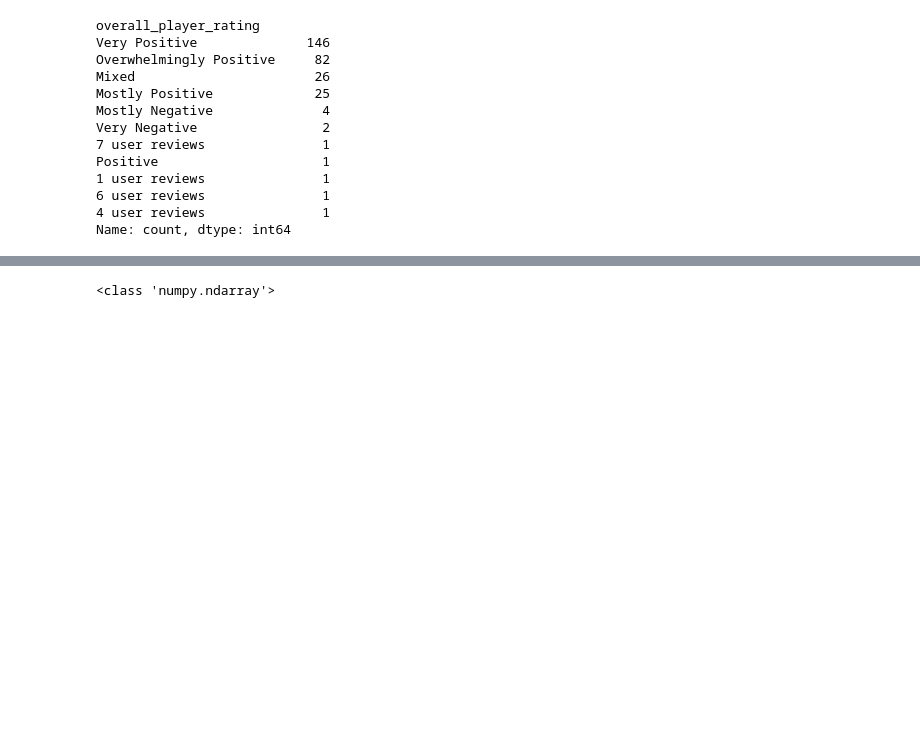
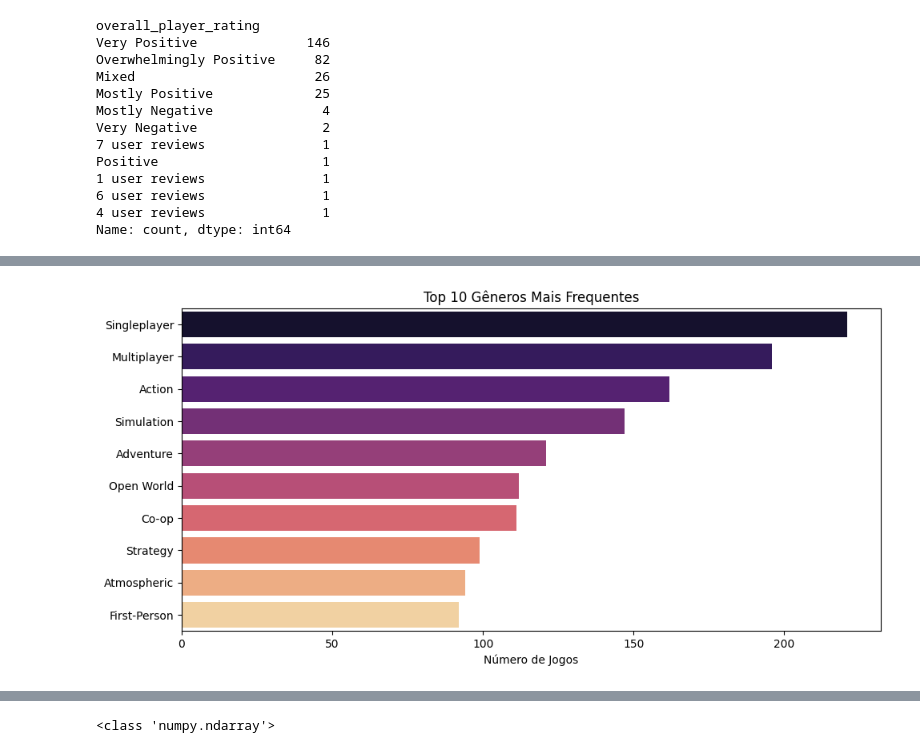
Before and after one commit to rodrigo8502/projeto5, a Jupyter notebook: games_description2.ipynb, the cells around one changed output, grey strips where cells are left out. Cells and saved outputs as stored; diff of their text form; code cells hidden in the pictures; blank space fills up the shorter version.

```diff
--- a/games_description2.ipynb
+++ b/games_description2.ipynb
@@ -114,0 +145,16 @@ AttributeError: 'numpy.ndarray' object has no attribute 'isnull'
+# %%
+# Mostrar a listas de gêneros mais frequentes
+genres_exploded = dataset['genres'].dropna().apply(lambda x: ast.literal_eval(x) if isinstance(x, str) and x.startswith("[") else [x])
+all_genres = [genre for sublist in genres_exploded for genre in sublist]
+genre_counts = Counter(all_genres).most_common(10)
+
+# Plot
+genres, counts = zip(*genre_counts)
+plt.figure(figsize=(10, 5))
+sns.barplot(x=list(counts), y=list(genres), palette='magma')
+plt.title('Top 10 Gêneros Mais Frequentes')
+plt.xlabel('Número de Jogos')
+plt.tight_layout()
+plt.show()
+# %% [output]
+[figure, added]
```
Also changed, not shown: parts of 24 cells of this notebook.
